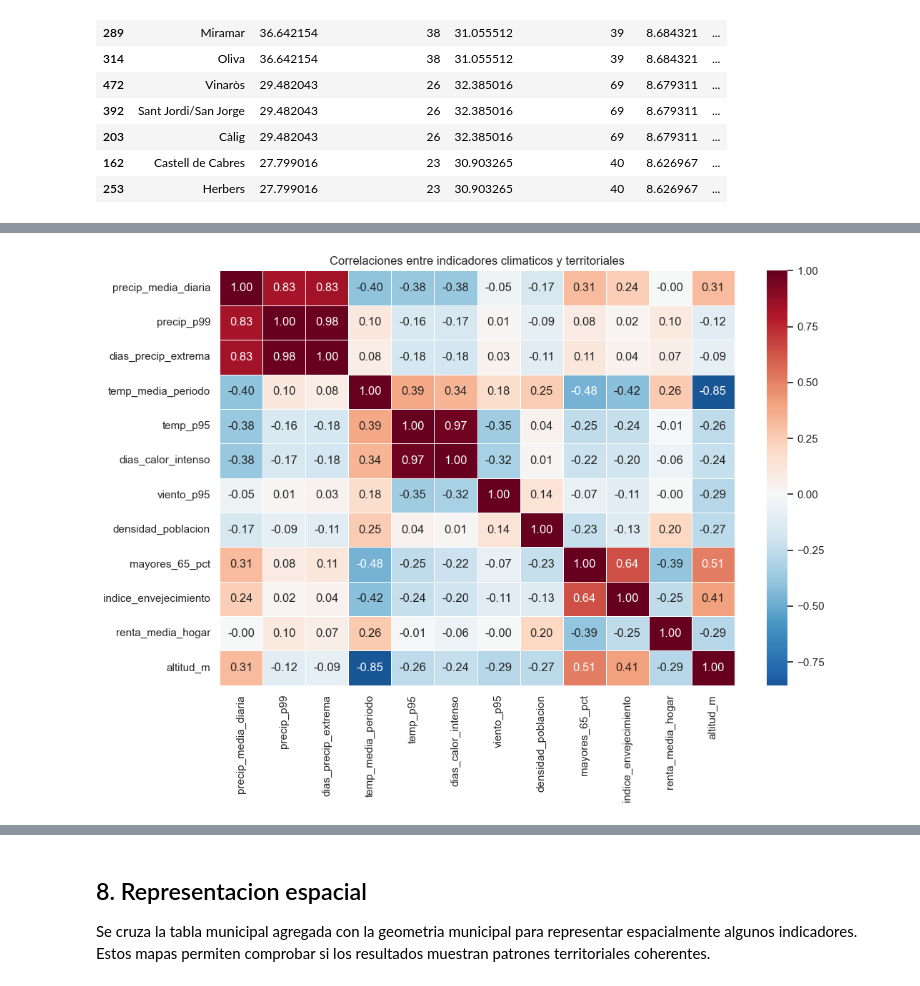
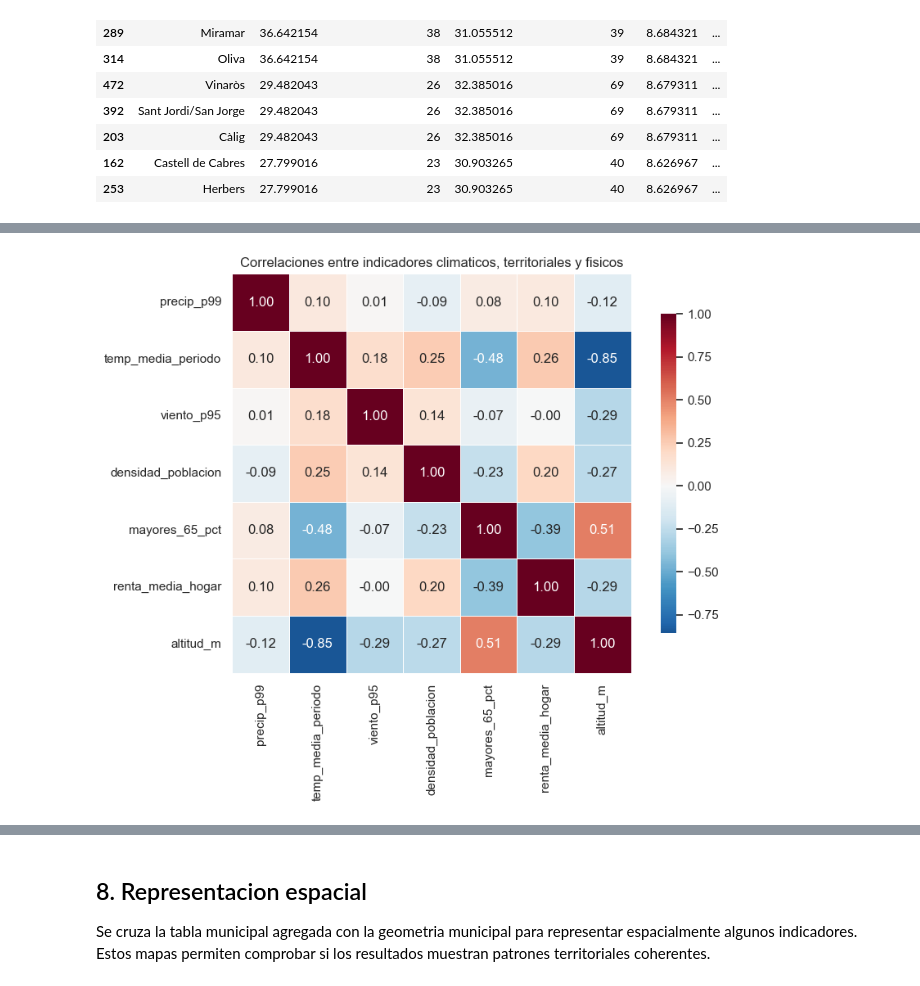
Before and after one commit to gonzalolarriba/modelo-geoespacial-riesgo-climatico, a Jupyter notebook: notebooks/notebook_3_analisis_dato.ipynb, the cells around one changed output, grey strips where cells are left out. Cells and saved outputs as stored; diff of their text form; code cells hidden in the pictures.

```diff
--- a/notebooks/notebook_3_analisis_dato.ipynb
+++ b/notebooks/notebook_3_analisis_dato.ipynb
@@ -142,7 +174,10 @@ if ALTITUDE_FILE.exists():
 
     df = df.merge(df_alt, on=["municipio", "CODNUT2", "CODNUT3"], how="left")
     print("Altitud incorporada.")
+    print("Municipios con altitud:", df.groupby("municipio")["altitud_m"].first().notna().sum())
     print("Municipios sin altitud:", df.groupby("municipio")["altitud_m"].first().isna().sum())
+    print("Resumen altitud:")
+    display(df[["municipio", "altitud_m"]].drop_duplicates()["altitud_m"].describe())
 else:
     df["altitud_m"] = np.nan
     print("No se encontro fichero de altitud. El analisis continua sin esta variable.")
@@ -406,25 +550,29 @@ Se estudian correlaciones entre indicadores climaticos y variables territoriales
 # %%
 corr_cols = [
-    "precip_media_diaria",
     "precip_p99",
-    "dias_precip_extrema",
     "temp_media_periodo",
-    "temp_p95",
-    "dias_calor_intenso",
     "viento_p95",
     "densidad_poblacion",
     "mayores_65_pct",
-    "indice_envejecimiento",
     "renta_media_hogar",
     "altitud_m",
 ]
 
 corr = df_mun[corr_cols].corr(numeric_only=True)
 
-plt.figure(figsize=(11, 8))
-sns.heatmap(corr, cmap="RdBu_r", center=0, annot=True, fmt=".2f", linewidths=0.5)
-plt.title("Correlaciones entre indicadores climaticos y territoriales")
+plt.figure(figsize=(9, 7))
+sns.heatmap(
+    corr,
+    cmap="RdBu_r",
+    center=0,
+    annot=True,
+    fmt=".2f",
+    linewidths=0.5,
+    square=True,
+    cbar_kws={"shrink": 0.8},
+)
+plt.title("Correlaciones entre indicadores climaticos, territoriales y fisicos")
 plt.tight_layout()
 plt.show()
 # %% [output]
-[figure, old version]
+[figure, new version]
```
Also changed, not shown: parts of 36 cells of this notebook.
